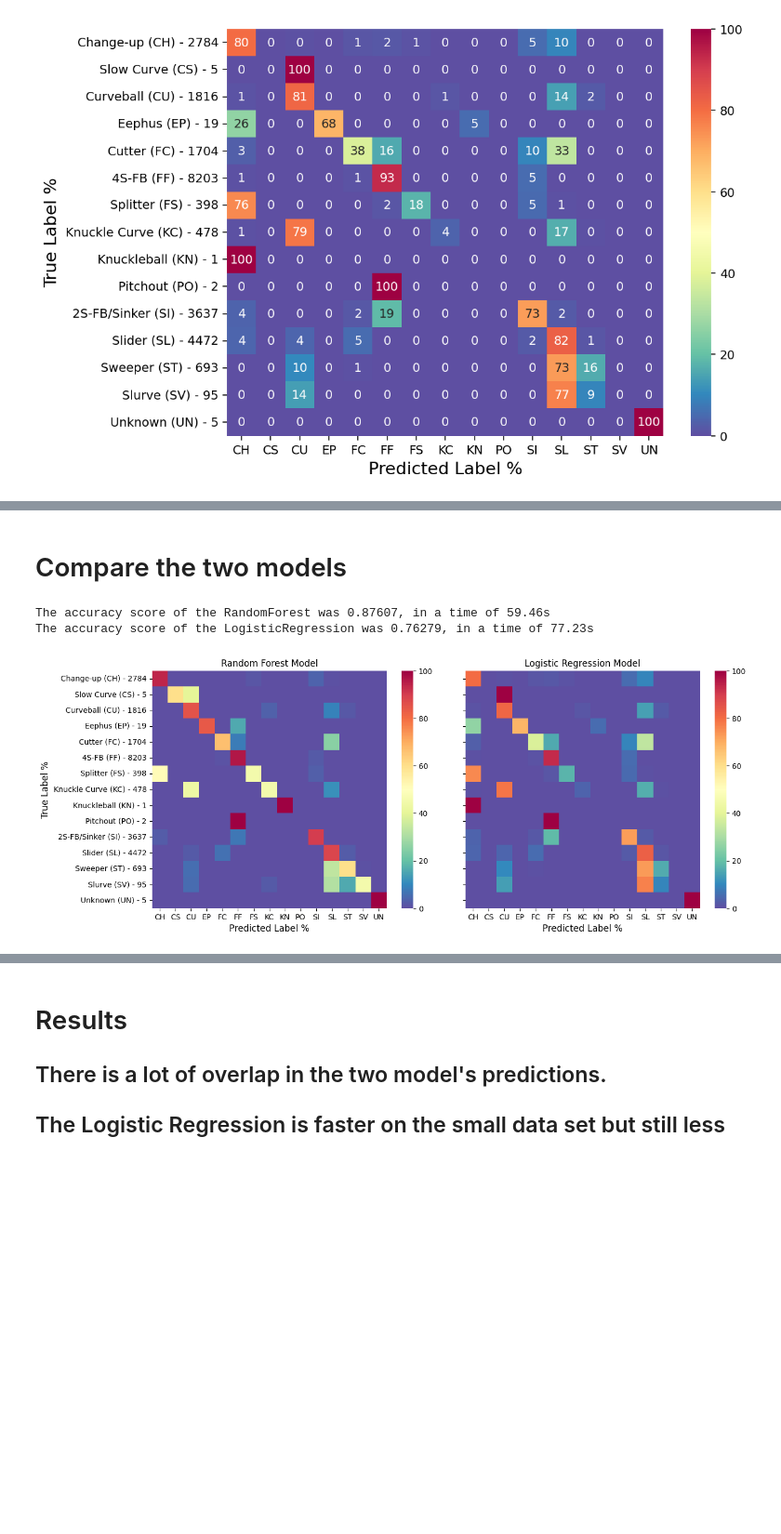
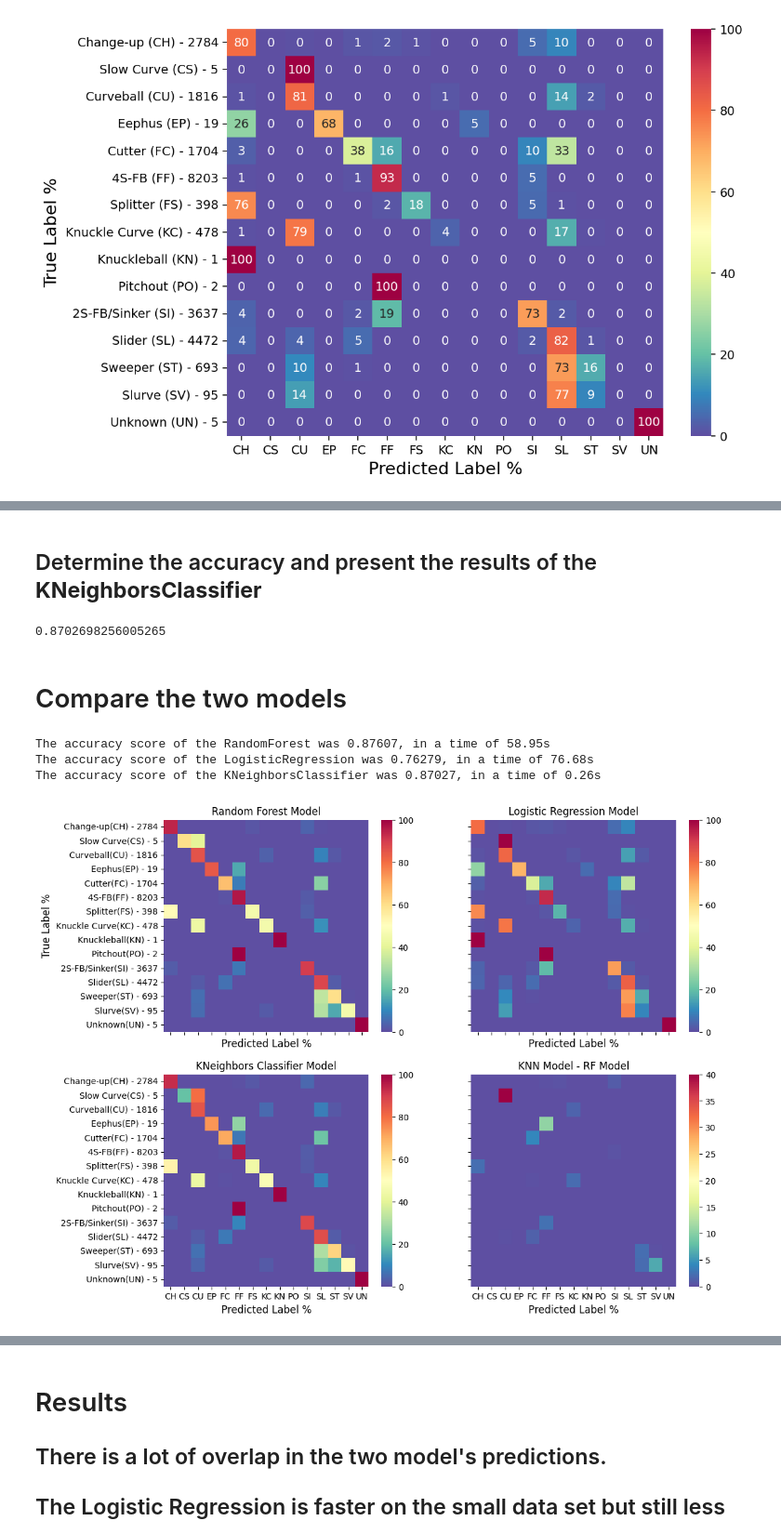
Before and after one commit to andrewbremner3/MLB_Pitch_Classifier, a Jupyter notebook: ML_PitchType.ipynb, the cells around one changed output, grey strips where cells are left out. Shown at 93% size. Saved outputs shown, nothing was run; the diff lists cells and outputs as text; code cells hidden in the pictures; blank space fills up the shorter version.

Commit message:
Upload updated python notebook
four  types of models

```diff
--- a/ML_PitchType.ipynb
+++ b/ML_PitchType.ipynb
@@ -211,0 +245,7 @@ plt.savefig("LogisticRegression", bbox_inches='tight', dpi=120)
+# %%
+knn_model_opt = KNeighborsClassifier(n_neighbors=grid.cv_results_["rank_test_score"][0])
+# %%
+knn_opt_start = time.time()
+knn_model_opt.fit(scaled_X_train, y_train)
+knn_opt_end = time.time()
+print(f'The KNeighborsClassifier "pre-optimized" took {knn_opt_end-knn_opt_start:.2f}s to run')
@@ -211,0 +256,2 @@ plt.savefig("LogisticRegression", bbox_inches='tight', dpi=120)
+# %%
+knn_y_pred = knn_model_opt.predict(scaled_X_test)
@@ -211,0 +260,7 @@ plt.savefig("LogisticRegression", bbox_inches='tight', dpi=120)
+# %%
+ptypes = list(y_test.unique())
+knn_matrix = pd.DataFrame(confusion_matrix(y_test, knn_y_pred))
+knn_matrix_percent = (knn_matrix.T.transform(lambda x: x / x.sum()).fillna(0)*100).T
+total_pitches = y_test.value_counts()
+types = sorted(ptypes)
+names = res = [pitches[i] +"("+i+") - " + str(total_pitches.loc[i]) for i in types]
@@ -212,24 +276,44 @@ plt.savefig("LogisticRegression", bbox_inches='tight', dpi=120)
+# %% [markdown]
+## Determine the accuracy and present the results of the **KNeighborsClassifier**
+# %%
+accuracy_score(y_test, knn_y_pred)
+# %% [output]
+0.8702698256005265
 # %% [markdown]
 # Compare the two models
 # %%
 print(f'The accuracy score of the RandomForest was {accuracy_score(y_test,rf_y_pred):.5f}, in a time of {rf_end-rf_start:.2f}s')
 print(f'The accuracy score of the LogisticRegression was {accuracy_score(y_test,log_y_pred):.5f}, in a time of {log_end-log_start:.2f}s')
+print(f'The accuracy score of the KNeighborsClassifier was {accuracy_score(y_test,knn_y_pred):.5f}, in a time of {knn_opt_end-knn_opt_start:.2f}s')
 # %% [output]
-The accuracy score of the RandomForest was 0.87607, in a time of 59.46s
-The accuracy score of the LogisticRegression was 0.76279, in a time of 77.23s
+The accuracy score of the RandomForest was 0.87607, in a time of 58.95s
+The accuracy score of the LogisticRegression was 0.76279, in a time of 76.68s
+The accuracy score of the KNeighborsClassifier was 0.87027, in a time of 0.26s
 # %%
-fig, (ax1, ax2) = plt.subplots(ncols=2, sharey=True, figsize=(12, 5))
-fig.tight_layout()
+fig, ax = plt.subplots(nrows=2, ncols=2, sharey=True, sharex=True,figsize=(12, 10))
+# fig.tight_layout()
 s1 = sns.heatmap(data = rf_matrix_percent ,xticklabels=types, yticklabels=names,
-            annot=False, fmt=".0f", cmap= 'Spectral_r',vmin=0, ax=ax1);
+            annot=False, fmt=".0f", cmap= 'Spectral_r',vmin=0, ax=ax[0,0]);
 s1.set_xlabel('Predicted Label %', fontsize=12)
 s1.set_ylabel('True Label %', fontsize=12)
 s1.title.set_text("Random Forest Model")
+
 s2 = sns.heatmap(data = log_matrix_percent ,xticklabels=types, yticklabels=names,
-            annot=False, fmt=".0f", cmap= 'Spectral_r',vmin=0, ax=ax2);
+            annot=False, fmt=".0f", cmap= 'Spectral_r',vmin=0, ax=ax[0,1]);
 s2.set_xlabel('Predicted Label %', fontsize=12)
 s2.title.set_text("Logistic Regression Model")
+
+s3 = sns.heatmap(data = knn_matrix_percent ,xticklabels=types, yticklabels=names,
+            annot=False, fmt=".0f", cmap= 'Spectral_r',vmin=0, ax=ax[1,0]);
+s3.set_xlabel('Predicted Label %', fontsize=12)
+s3.title.set_text("KNeighbors Classifier Model")
+
+s4 = sns.heatmap(data = knn_matrix_percent-rf_matrix_percent ,xticklabels=types, yticklabels=names,
+            annot=False, fmt=".0f", cmap= 'Spectral_r',vmin=0, ax=ax[1,1]);
+s4.set_xlabel('Predicted Label %', fontsize=12)
+s4.title.set_text("KNN Model - RF Model")
+
 fig.savefig("Comparison", bbox_inches='tight',dpi=120)
 # %% [output]
-[figure, old version]
+[figure, new version]
 # %%
```
Also changed, not shown: parts of 21 cells of this notebook.
